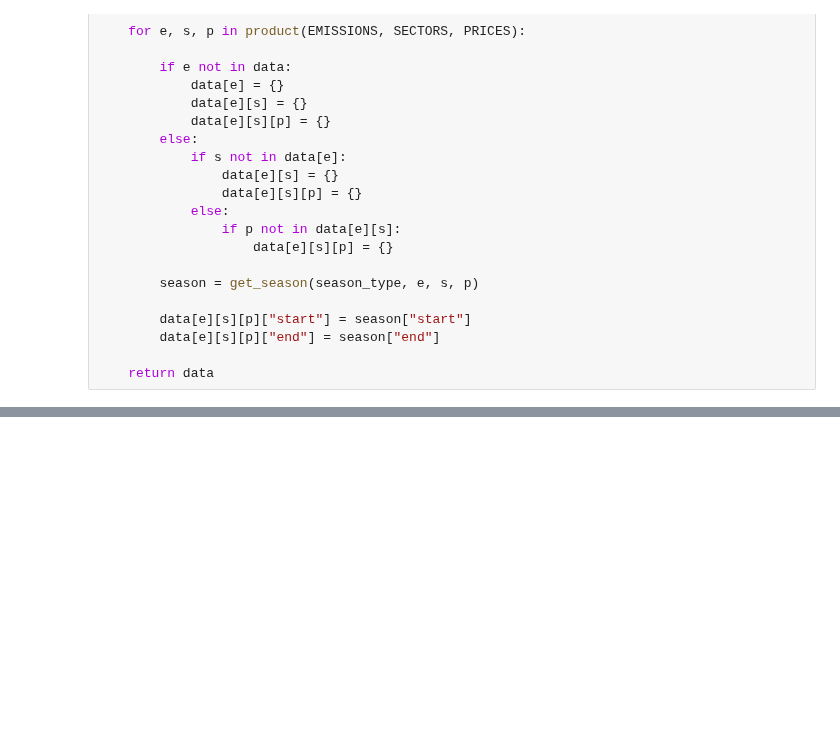
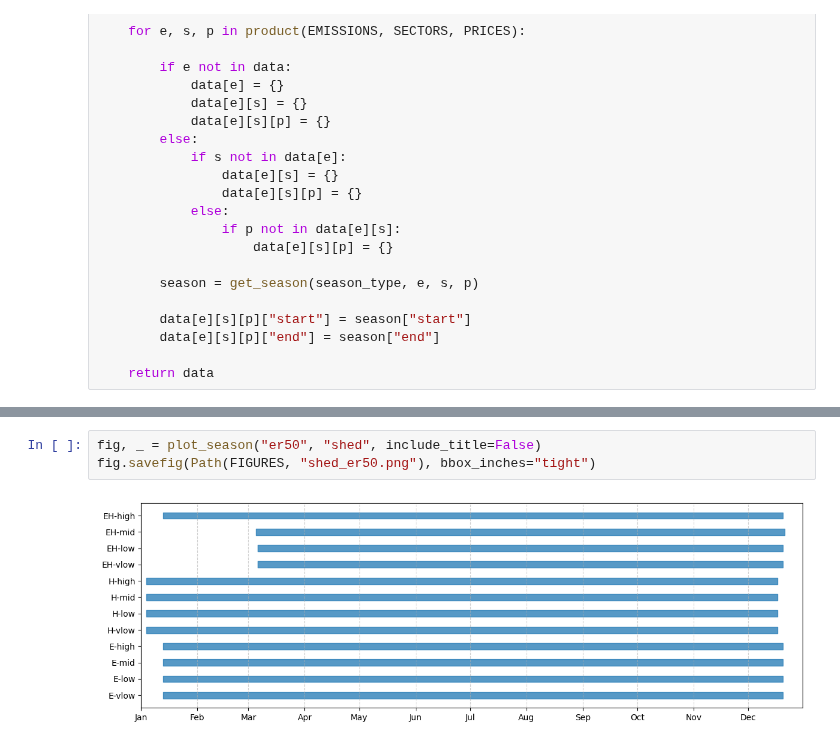
Before and after one commit to trevorb1/pypsa-demand-response, a Jupyter notebook: analysis/seasons.ipynb, the cells around one changed output, grey strips where cells are left out. Cells and saved outputs as stored; diff of their text form; blank space fills up the shorter version.

```diff
--- a/analysis/seasons.ipynb
+++ b/analysis/seasons.ipynb
@@ -143,0 +138,5 @@ plot_season("shift")
+# %%
+fig, _ = plot_season("er50", "shed", include_title=False)
+fig.savefig(Path(FIGURES, "shed_er50.png"), bbox_inches="tight")
+# %% [output]
+[figure, added]
```
Also changed, not shown: parts of 11 cells of this notebook, 1 other file.
